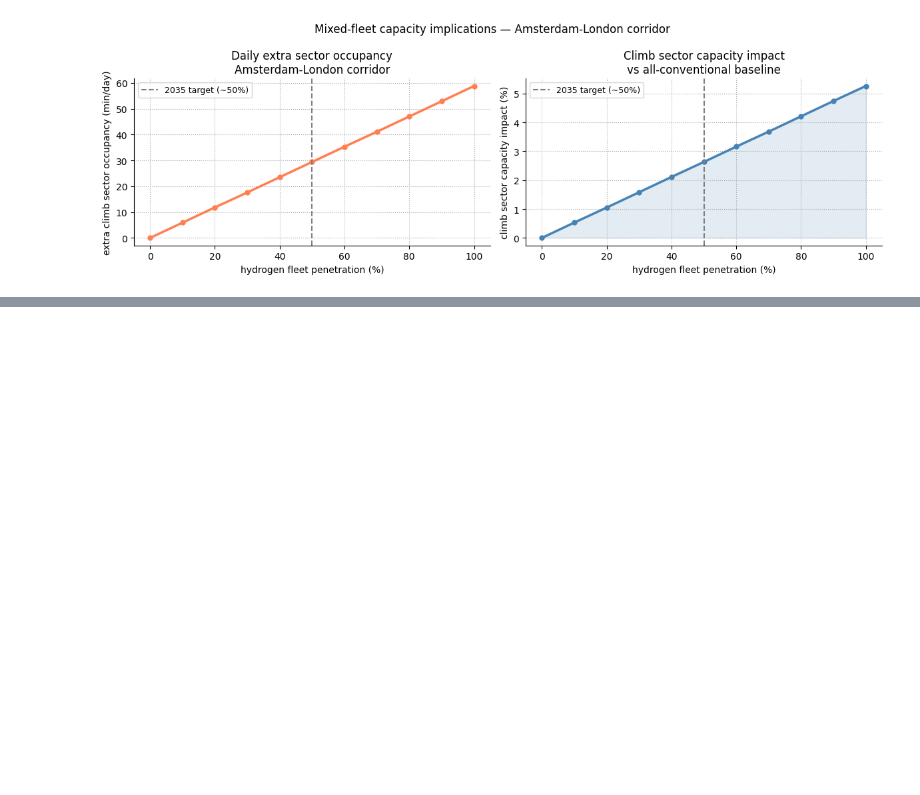
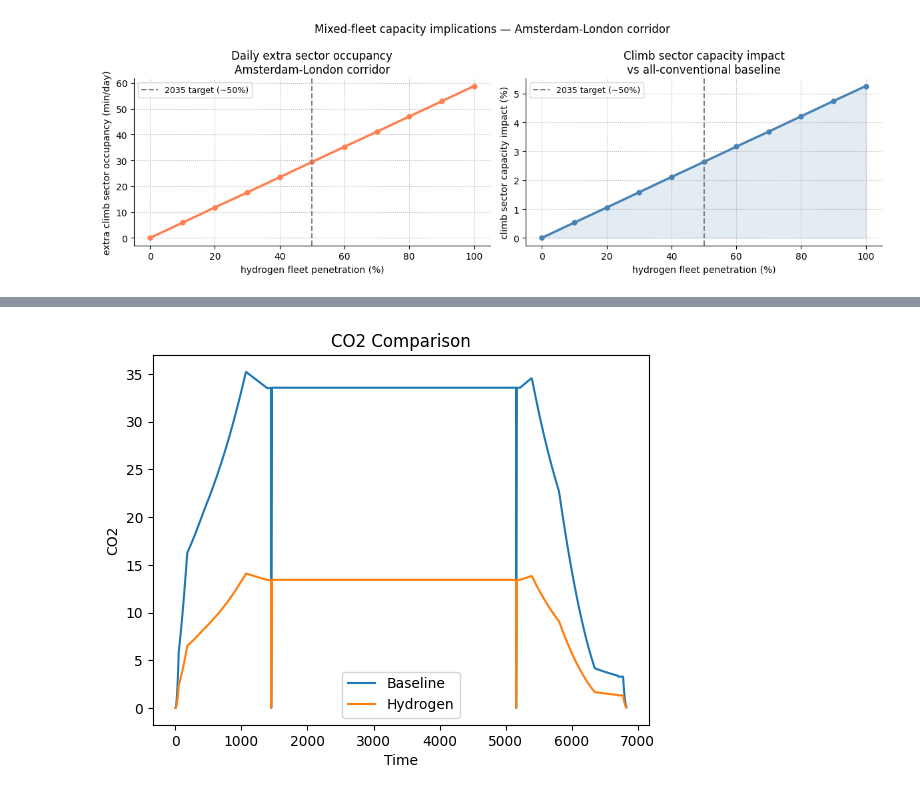
Before and after one commit to qama94/low-emission-aircraft-trajectory, a Jupyter notebook: trajectory_analysis_low_emission_aircraft.ipynb, the cells around one changed output, grey strips where cells are left out. Drawn from its saved outputs; the diff is of its cells as text; code cells hidden in the pictures; blank space fills up the shorter version.

```diff
--- a/trajectory_analysis_low_emission_aircraft.ipynb
+++ b/trajectory_analysis_low_emission_aircraft.ipynb
@@ -370,0 +517,7 @@ plt.show()
+# %%
+from src.experiments.run_experiment import run_experiment
+
+df, savings = run_experiment(0.6)
+
+print(savings)
+df.head()
@@ -370,0 +532,16 @@ plt.show()
+# %%
+import matplotlib.pyplot as plt
+
+plt.figure()
+
+plt.plot(df["t"], df["co2"], label="Baseline")
+plt.plot(df["t"], df["co2_h2"], label="Hydrogen")
+
+plt.legend()
+plt.xlabel("Time")
+plt.ylabel("CO2")
+plt.title("CO2 Comparison")
+
+plt.show()
+# %% [output]
+[figure, added]
```
Also changed, not shown: parts of 17 cells of this notebook, 12 other files.
